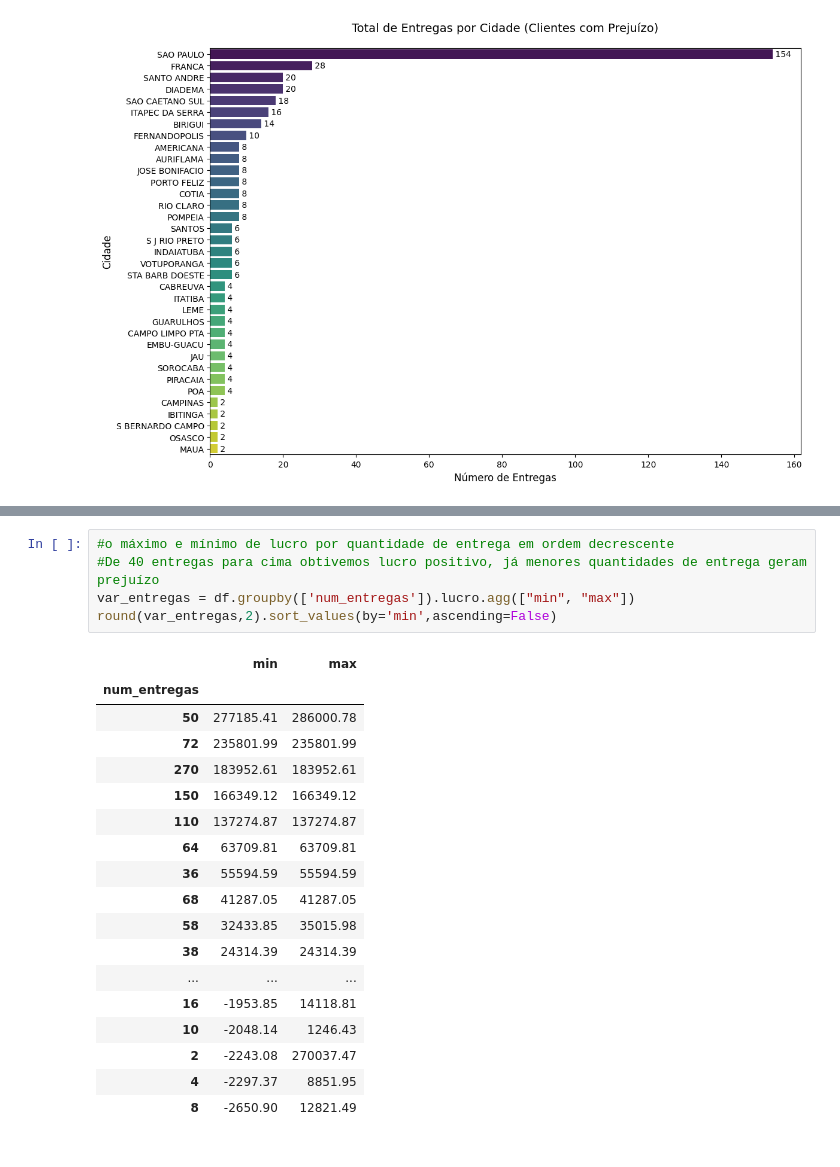
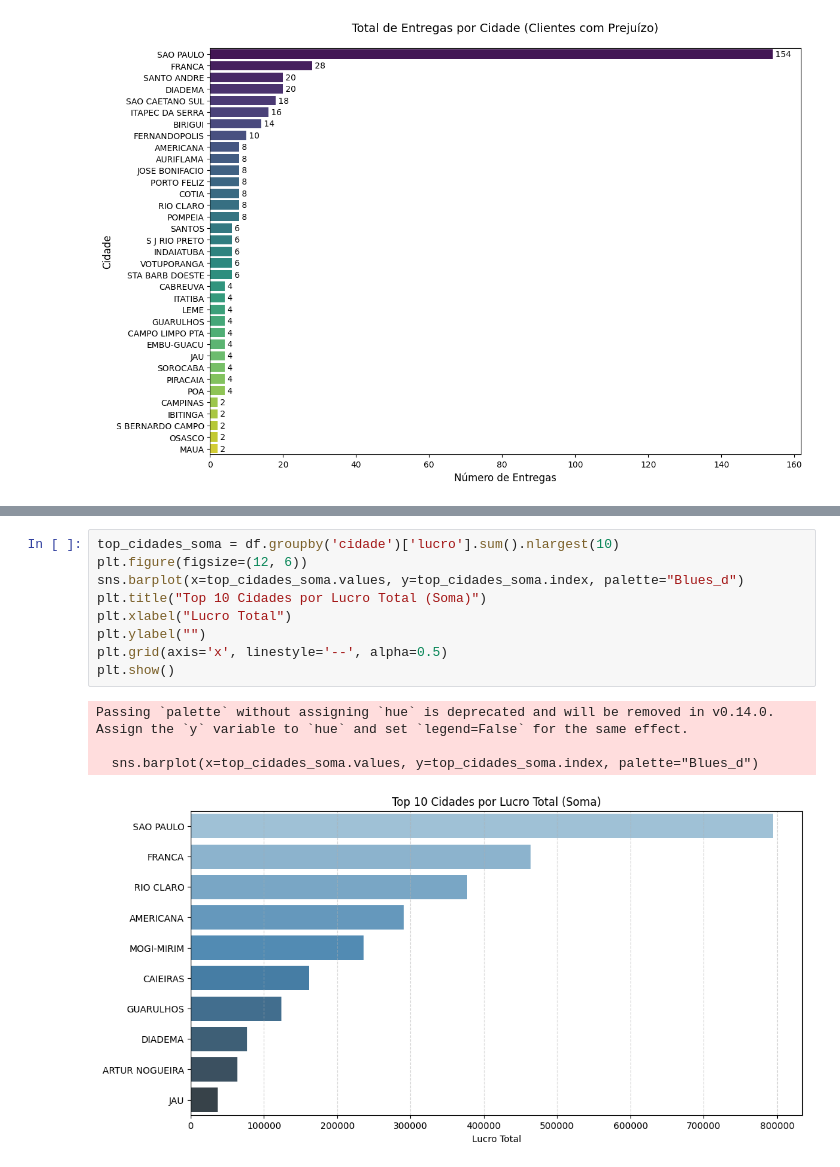
Before and after one commit to 1da1ana1/Case_Itau, a Jupyter notebook: CaseItau.ipynb, the cells around one changed output, grey strips where cells are left out. Saved outputs shown, nothing was run; the diff lists cells and outputs as text.

```diff
--- a/CaseItau.ipynb
+++ b/CaseItau.ipynb
@@ -511,24 +483,14 @@ round(var_lucro_cidades,2)
-# %%
-#o máximo e mínimo de lucro por quantidade de entrega em ordem decrescente
-#De 40 entregas para cima obtivemos lucro positivo, já menores quantidades de entrega geram prejuízo
-var_entregas = df.groupby(['num_entregas']).lucro.agg(["min", "max"])
-round(var_entregas,2).sort_values(by='min',ascending=False)
-# %% [output]
-|  | min | max |
-| num_entregas |  |  |
-| 50 | 277185.41 | 286000.78 |
-| 72 | 235801.99 | 235801.99 |
-| 270 | 183952.61 | 183952.61 |
-| 150 | 166349.12 | 166349.12 |
-| 110 | 137274.87 | 137274.87 |
-| 64 | 63709.81 | 63709.81 |
-| 36 | 55594.59 | 55594.59 |
-| 68 | 41287.05 | 41287.05 |
-| 58 | 32433.85 | 35015.98 |
-| 38 | 24314.39 | 24314.39 |
-| ... | ... | ... |
-| 16 | -1953.85 | 14118.81 |
-| 10 | -2048.14 | 1246.43 |
-| 2 | -2243.08 | 270037.47 |
-| 4 | -2297.37 | 8851.95 |
-| 8 | -2650.90 | 12821.49 |
+# %%
+top_cidades_soma = df.groupby('cidade')['lucro'].sum().nlargest(10)
+plt.figure(figsize=(12, 6))
+sns.barplot(x=top_cidades_soma.values, y=top_cidades_soma.index, palette="Blues_d")
+plt.title("Top 10 Cidades por Lucro Total (Soma)")
+plt.xlabel("Lucro Total")
+plt.ylabel("")
+plt.grid(axis='x', linestyle='--', alpha=0.5)
+plt.show()
+# %% [output]
+Passing `palette` without assigning `hue` is deprecated and will be removed in v0.14.0. Assign the `y` variable to `hue` and set `legend=False` for the same effect.
+
+  sns.barplot(x=top_cidades_soma.values, y=top_cidades_soma.index, palette="Blues_d")
+[figure, added]
```
Also changed, not shown: parts of 16 cells of this notebook.
